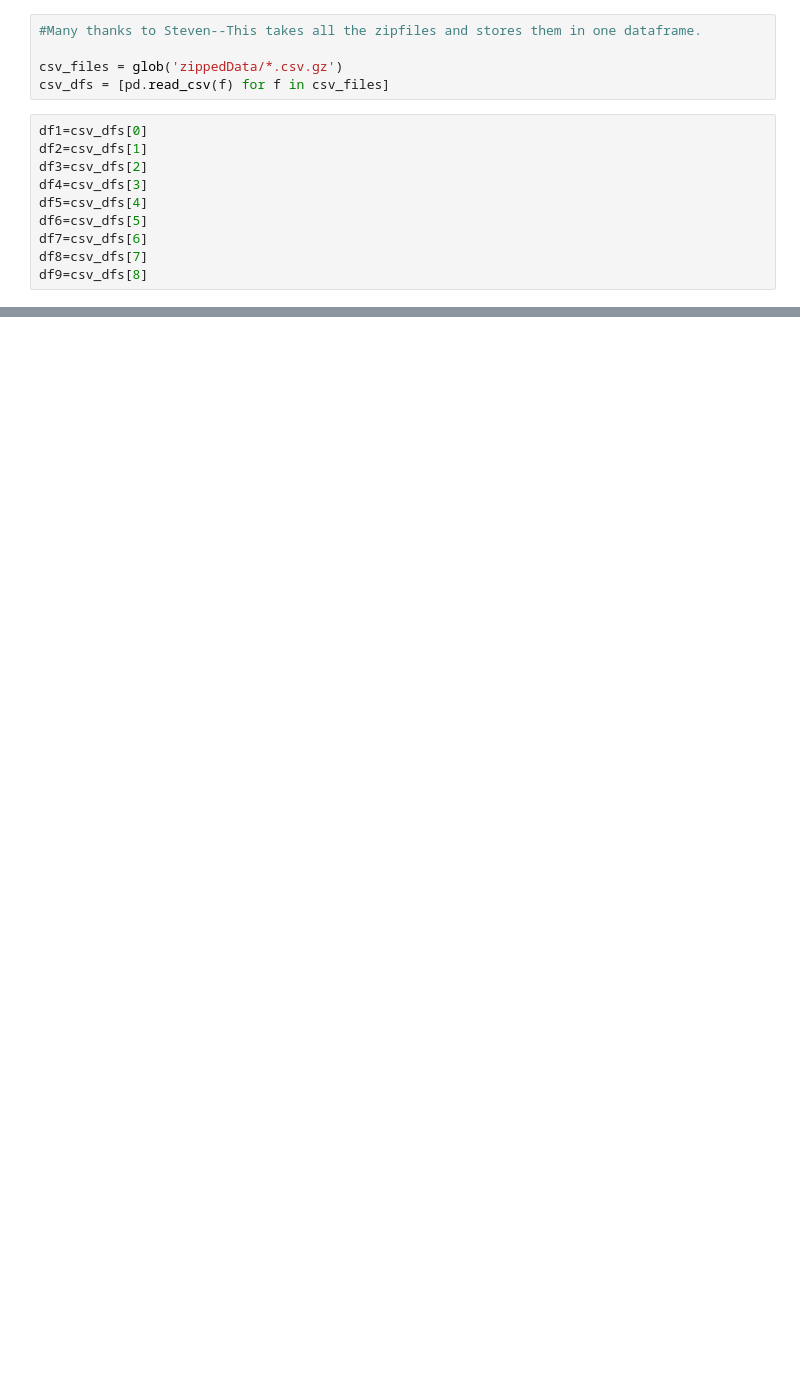
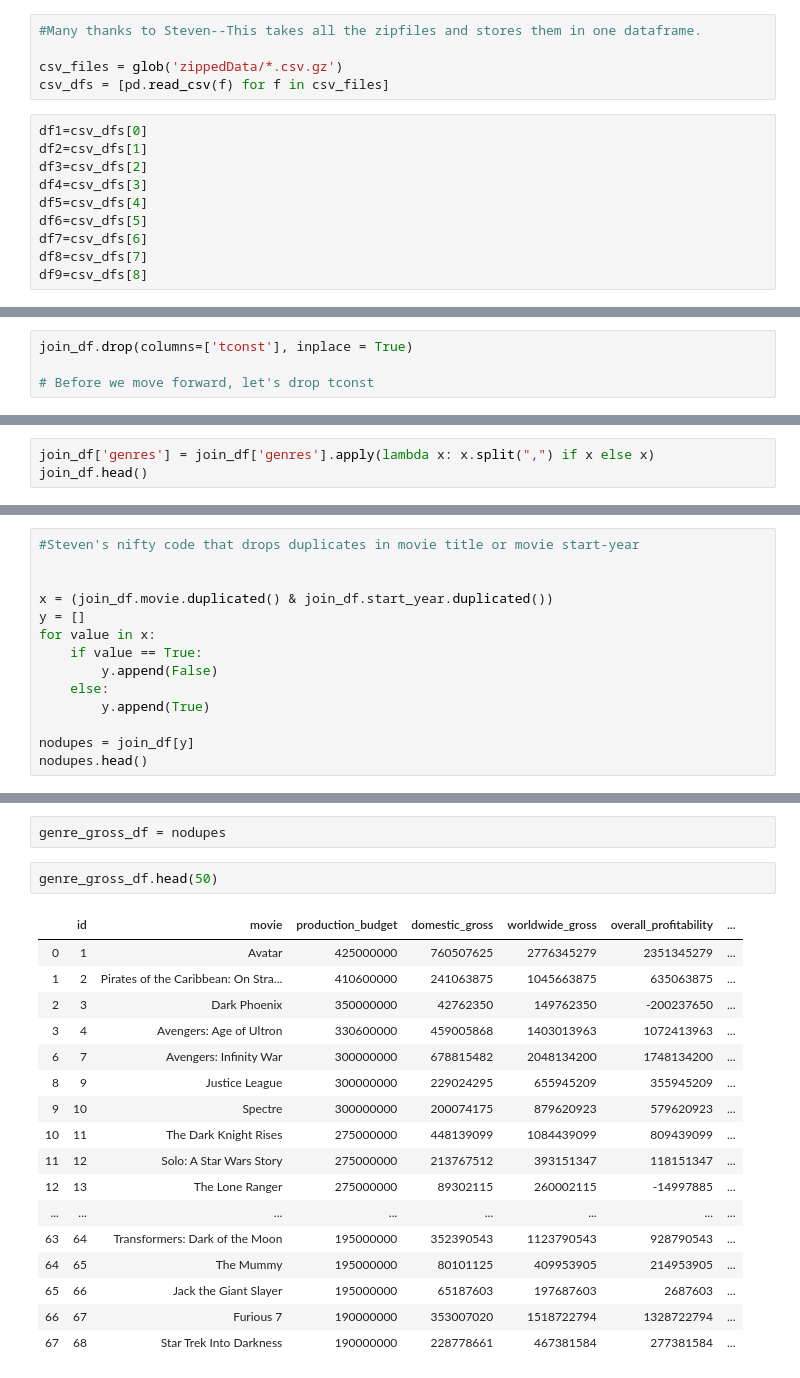
Before and after one commit to stevenzych/movie-analysis, a Jupyter notebook: caleb_draft.ipynb, the cells around one changed output, grey strips where cells are left out. Cells and saved outputs as stored; diff of their text form; blank space fills up the shorter version.

Commit message:
Finished cleaning for genre v. profitability question

```diff
--- a/caleb_draft.ipynb
+++ b/caleb_draft.ipynb
@@ -314,0 +896,4 @@ object
+# %%
+join_df.drop(columns=['tconst'], inplace = True)
+
+# Before we move forward, let's drop tconst
@@ -314,0 +905,3 @@ object
+# %%
+join_df['genres'] = join_df['genres'].apply(lambda x: x.split(",") if x else x)
+join_df.head()
@@ -314,0 +915,14 @@ object
+# %%
+#Steven's nifty code that drops duplicates in movie title or movie start-year
+
+
+x = (join_df.movie.duplicated() & join_df.start_year.duplicated())
+y = []
+for value in x:
+    if value == True:
+        y.append(False)
+    else:
+        y.append(True)
+
+nodupes = join_df[y]
+nodupes.head()
@@ -314,0 +955,22 @@ object
+# %%
+genre_gross_df = nodupes
+# %%
+genre_gross_df.head(50)
+# %% [output]
+|  | id | movie | production_budget | domestic_gross | worldwide_gross | overall_profitability | ... |
+| 0 | 1 | Avatar | 425000000 | 760507625 | 2776345279 | 2351345279 | ... |
+| 1 | 2 | Pirates of the Caribbean: On Stra... | 410600000 | 241063875 | 1045663875 | 635063875 | ... |
+| 2 | 3 | Dark Phoenix | 350000000 | 42762350 | 149762350 | -200237650 | ... |
+| 3 | 4 | Avengers: Age of Ultron | 330600000 | 459005868 | 1403013963 | 1072413963 | ... |
+| 6 | 7 | Avengers: Infinity War | 300000000 | 678815482 | 2048134200 | 1748134200 | ... |
+| 8 | 9 | Justice League | 300000000 | 229024295 | 655945209 | 355945209 | ... |
+| 9 | 10 | Spectre | 300000000 | 200074175 | 879620923 | 579620923 | ... |
+| 10 | 11 | The Dark Knight Rises | 275000000 | 448139099 | 1084439099 | 809439099 | ... |
+| 11 | 12 | Solo: A Star Wars Story | 275000000 | 213767512 | 393151347 | 118151347 | ... |
+| 12 | 13 | The Lone Ranger | 275000000 | 89302115 | 260002115 | -14997885 | ... |
+| ... | ... | ... | ... | ... | ... | ... | ... |
+| 63 | 64 | Transformers: Dark of the Moon | 195000000 | 352390543 | 1123790543 | 928790543 | ... |
+| 64 | 65 | The Mummy | 195000000 | 80101125 | 409953905 | 214953905 | ... |
+| 65 | 66 | Jack the Giant Slayer | 195000000 | 65187603 | 197687603 | 2687603 | ... |
+| 66 | 67 | Furious 7 | 190000000 | 353007020 | 1518722794 | 1328722794 | ... |
+| 67 | 68 | Star Trek Into Darkness | 190000000 | 228778661 | 467381584 | 277381584 | ... |
```
Also changed, not shown: parts of 120 cells of this notebook.
